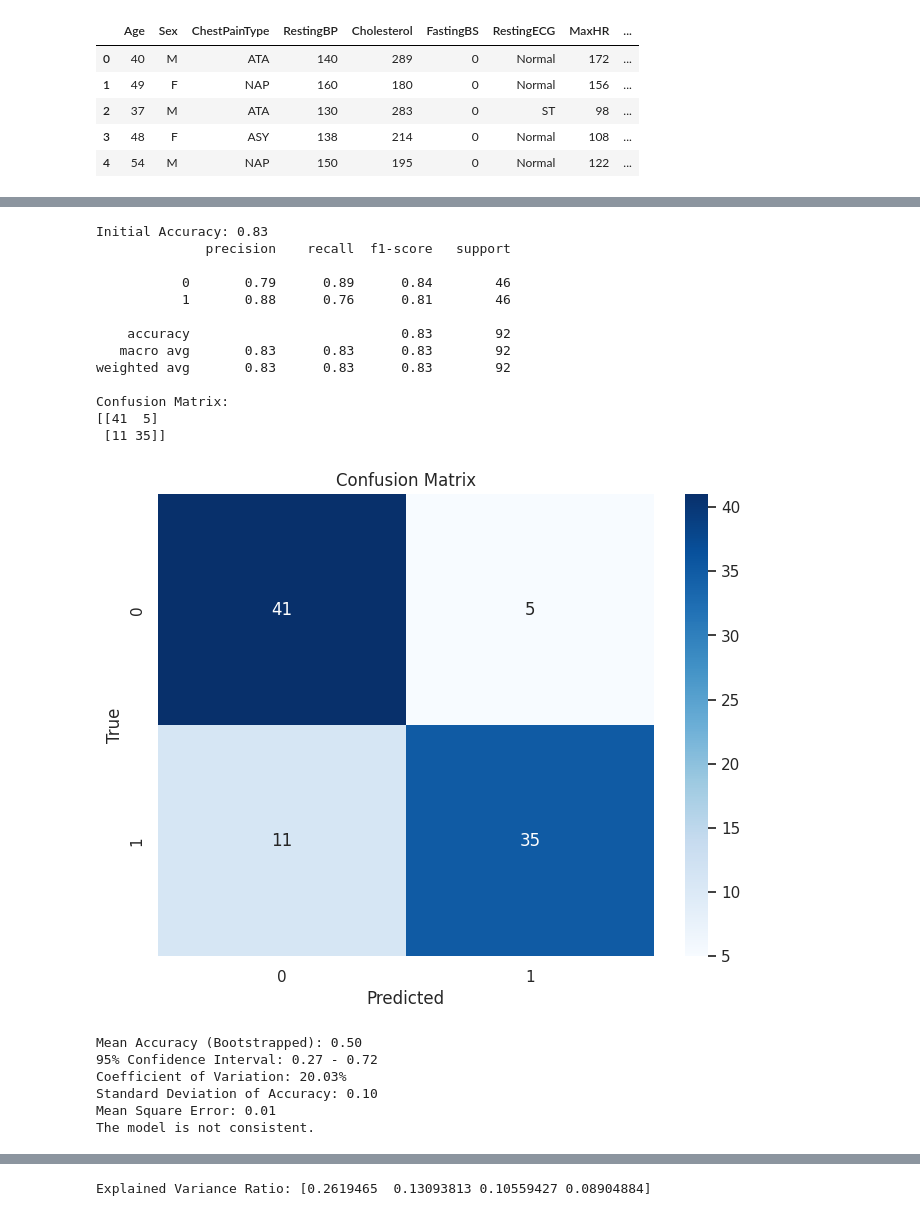
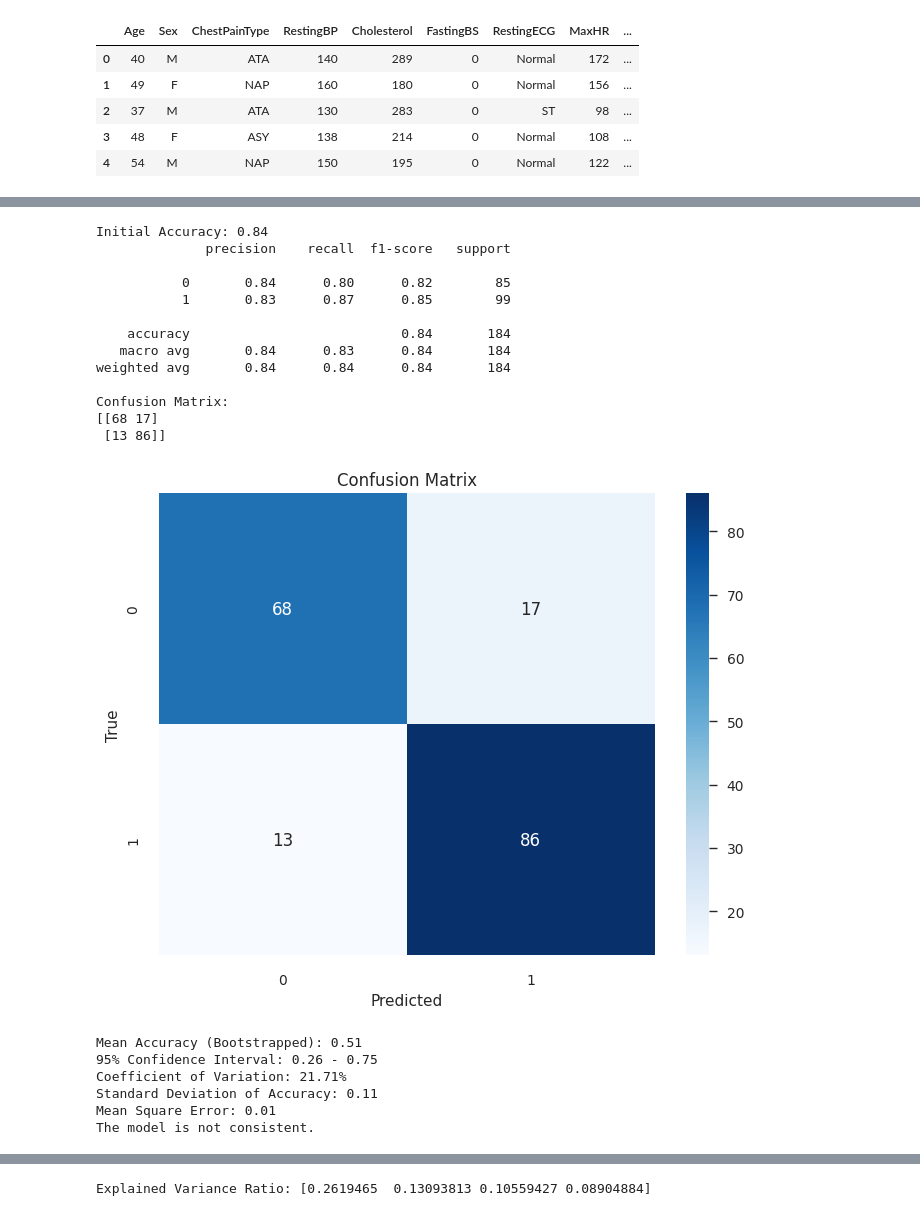
Before and after one commit to Ruthuja-Gaikwad/2203a52117, a Jupyter notebook: capston_project(statml).ipynb, the cells around one changed output, grey strips where cells are left out. Cells and saved outputs as stored; diff of their text form; code cells hidden in the pictures.

```diff
--- a/capston_project(statml).ipynb
+++ b/capston_project(statml).ipynb
@@ -13,11 +13,7 @@ data.head()
 | 3 | 48 | F | ASY | 138 | 214 | 0 | Normal | 108 | ... |
 | 4 | 54 | M | NAP | 150 | 195 | 0 | Normal | 122 | ... |
 # %%
-import numpy as np
-import pandas as pd
-data=pd.read_csv("/content/heart.csv")
-print(data)
-print('-----------------------------------------------------------------------------------------------------------------')
+#normalisation
 features=data.drop(columns=['HeartDisease'],axis=1)
 target=data['HeartDisease']
 data['Sex'].replace({'M': 0, 'F': 1}, inplace=True)
@@ -25,4 +21,8 @@ data['ChestPainType'].replace({'ATA': 0, 'NAP': 1,'ASY':2,'TA':3}, inplace=True)
 data['RestingECG'].replace({'Normal': 0, 'ST': 1,'LVH':2}, inplace=True)
 data['ExerciseAngina'].replace({'N': 0, 'Y': 1}, inplace=True)
 data['ST_Slope'].replace({'Up': 0, 'Flat': 1,'Down':2}, inplace=True)
+x=data.drop(columns='HeartDisease',axis=1)
+y=data['HeartDisease']
+print(x)
+print(y)
 # %% [output]
@@ -102,0 +82,12 @@ Name: HeartDisease, Length: 918, dtype: int64
+# %%
+discrete_features = ['Sex', 'ChestPainType', 'FastingBS', 'RestingECG', 'ExerciseAngina', 'ST_Slope',
+                     'HeartDisease','Age', 'RestingBP', 'Cholesterol', 'MaxHR', 'Oldpeak']
+plt.style.use(plt.style.available[19])
+num_discrete_features = len(discrete_features)
+rows = (num_discrete_features + 1) // 2
+cols = 2
+plt.figure(figsize=(18, 6 * rows))
+for i, feature in enumerate(discrete_features):
+    plt.subplot(rows, cols, i + 1)
+    sns.countplot(x=data[feature], hue=data['HeartDisease'])
+plt.show()
@@ -194,7 +200,6 @@ The model is not consistent.
 # %%
 #percaptron and bootstrapping
 perceptron_model = Perceptron()
-x_train, x_test, y_train, y_test = train_test_split(features, target, test_size=0.1, random_state=20)
 perceptron_model.fit(x_train, y_train)
 y_pred = perceptron_model.predict(x_test)
 accuracy = accuracy_score(y_test, y_pred)
@@ -215,46 +220,46 @@ num_bootstrap_samples = 1000
 accuracies = []
 
 for _ in range(num_bootstrap_samples):
     sample_indices = np.random.choice(len(x_train), len(x_train), replace=True)
     x_bootstrap = x_train
     y_bootstrap = y_train.values[sample_indices]
     perceptron_model.fit(x_bootstrap, y_bootstrap)
     y_pred_bootstrap = perceptron_model.predict(x_test)
     accuracy_bootstrap = accuracy_score(y_test, y_pred_bootstrap)
     accuracies.append(accuracy_bootstrap)
 mean_accuracy = np.mean(accuracies)
 confidence_interval = np.percentile(accuracies, [2.5, 97.5])
 print(f"Mean Accuracy (Bootstrapped): {mean_accuracy:.2f}")
 print(f"95% Confidence Interval: {confidence_interval[0]:.2f} - {confidence_interval[1]:.2f}")
 coefficient_of_variation = (np.std(accuracies) / mean_accuracy) * 100
 print(f"Coefficient of Variation: {coefficient_of_variation:.2f}%")
 std_accuracy = np.std(accuracies)
 print(f"Standard Deviation of Accuracy: {std_accuracy:.2f}")
 mse = np.mean((accuracies - mean_accuracy) ** 2)
 print(f"Mean Square Error: {mse:.2f}")
 if std_accuracy < 0.02 and coefficient_of_variation < 5:
     print("The model is consistent.")
 else:
     print("The model is not consistent.")
 # %% [output]
-Initial Accuracy: 0.83
+Initial Accuracy: 0.84
               precision    recall  f1-score   support
 
-           0       0.79      0.89      0.84        46
-           1       0.88      0.76      0.81        46
+           0       0.84      0.80      0.82        85
+           1       0.83      0.87      0.85        99
 
-    accuracy                           0.83        92
-   macro avg       0.83      0.83      0.83        92
-weighted avg       0.83      0.83      0.83        92
+    accuracy                           0.84       184
+   macro avg       0.84      0.83      0.84       184
+weighted avg       0.84      0.84      0.84       184
 
 Confusion Matrix:
-[[41  5]
- [11 35]]
+[[68 17]
+ [13 86]]
-[figure, old version]
+[figure, new version]
-Mean Accuracy (Bootstrapped): 0.50
-95% Confidence Interval: 0.27 - 0.72
-Coefficient of Variation: 20.03%
-Standard Deviation of Accuracy: 0.10
+Mean Accuracy (Bootstrapped): 0.51
+95% Confidence Interval: 0.26 - 0.75
+Coefficient of Variation: 21.71%
+Standard Deviation of Accuracy: 0.11
 Mean Square Error: 0.01
 The model is not consistent.
 # %%
```
Also changed, not shown: parts of 16 cells of this notebook.
